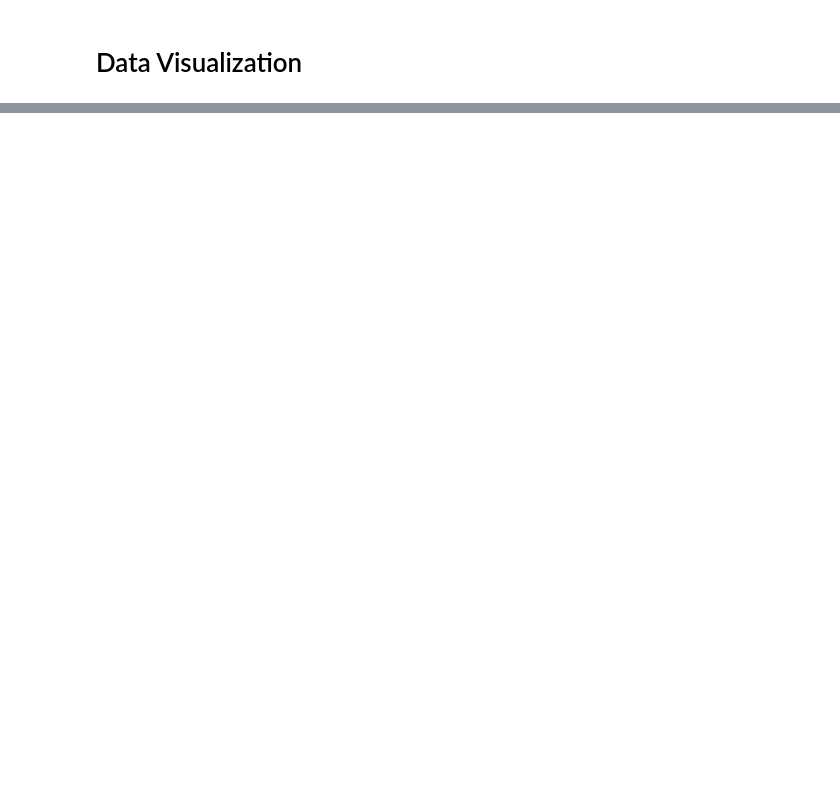
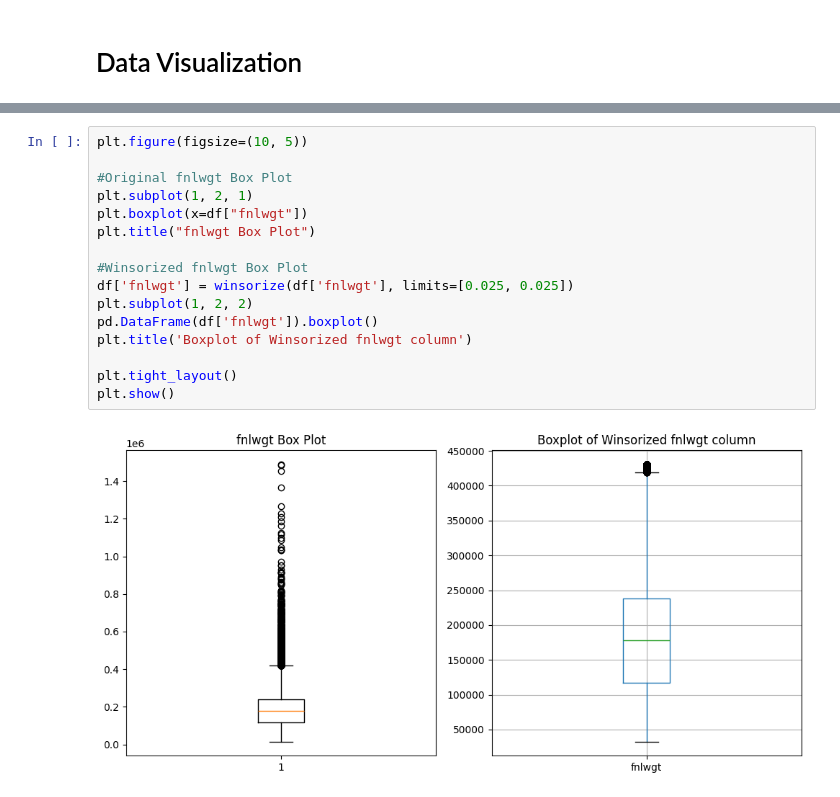
Before and after one commit to YasiniK/Census-Income-Prediction, a Jupyter notebook: DataPreprocessing.ipynb, the cells around one changed output, grey strips where cells are left out. Saved outputs shown, nothing was run; the diff lists cells and outputs as text; blank space fills up the shorter version.

```diff
--- a/DataPreprocessing.ipynb
+++ b/DataPreprocessing.ipynb
@@ -312,0 +329,18 @@ c_df = pd.read_csv('Dataset/Cleaned_adult.csv')
+# %%
+plt.figure(figsize=(10, 5))
+
+#Original fnlwgt Box Plot
+plt.subplot(1, 2, 1)
+plt.boxplot(x=df["fnlwgt"])
+plt.title("fnlwgt Box Plot")
+
+#Winsorized fnlwgt Box Plot
+df['fnlwgt'] = winsorize(df['fnlwgt'], limits=[0.025, 0.025])
+plt.subplot(1, 2, 2)
+pd.DataFrame(df['fnlwgt']).boxplot()
+plt.title('Boxplot of Winsorized fnlwgt column')
+
+plt.tight_layout()
+plt.show()
+# %% [output]
+[figure, added]
```
Also changed, not shown: parts of 13 cells of this notebook.
